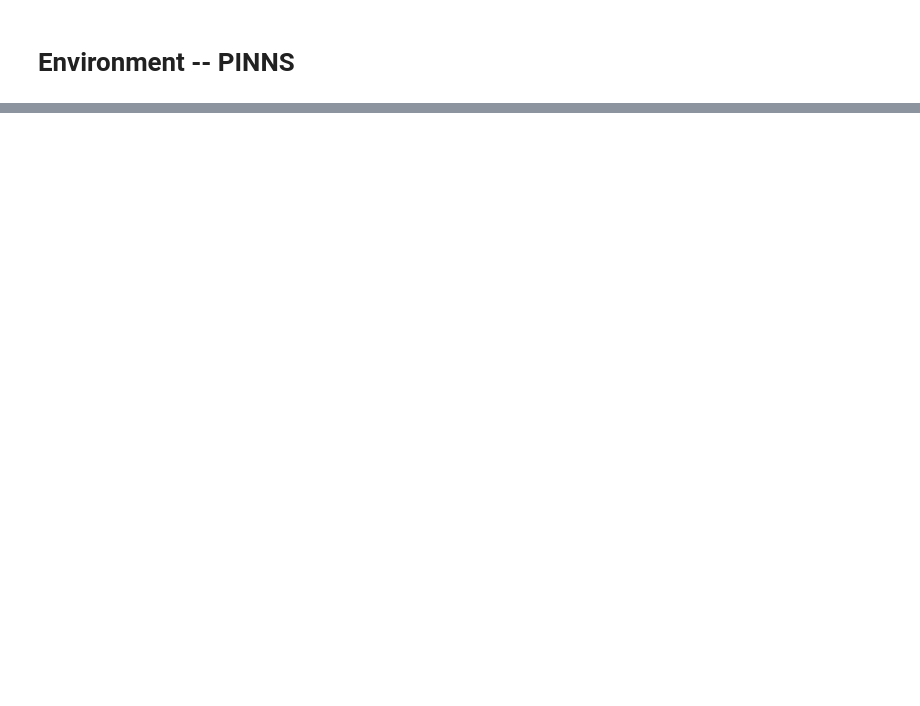
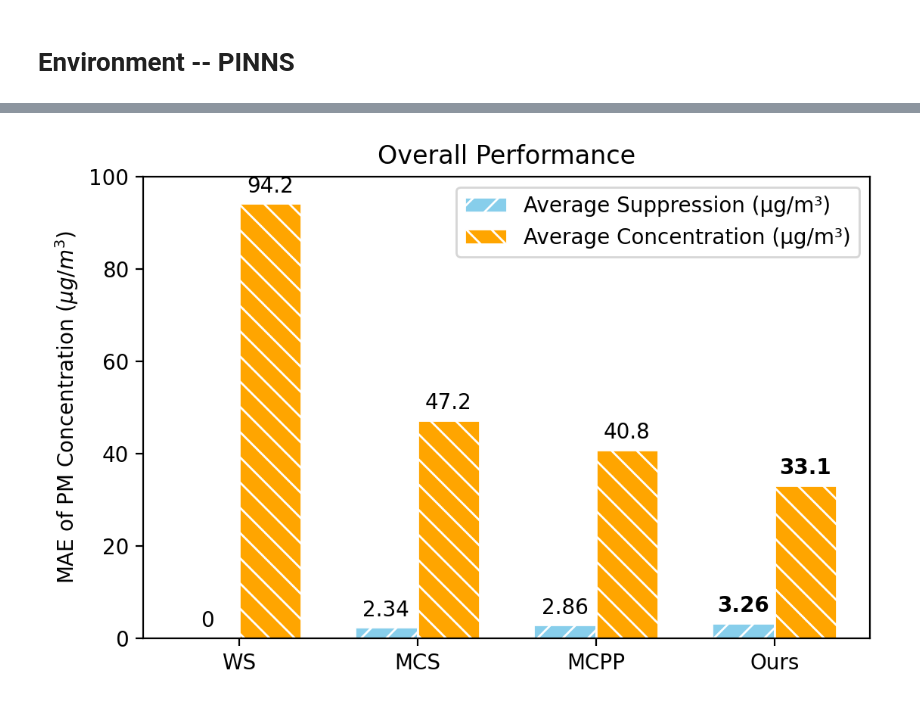
Before and after one commit to xiaozijianx/PyPolo-main, a Jupyter notebook: Visual_SummaryofAllTests.ipynb, the cells around one changed output, grey strips where cells are left out. Saved outputs shown, nothing was run; the diff lists cells and outputs as text; code cells hidden in the pictures; blank space fills up the shorter version.

```diff
--- a/Visual_SummaryofAllTests.ipynb
+++ b/Visual_SummaryofAllTests.ipynb
@@ -16,13 +16,13 @@ import pypolo2
 # %%
 Setting = pypolo2.utilities.Config()
 strategy_name = ["EffectOrientedSelectiveSpray",
-                 "EffectOrientedGreedySpray",
+                #  "EffectOrientedGreedySpray",
+                #  "NonmyonicLatticeSpray",
+                 "EffectOrientedMCTSSpray",
                  "MaximumCoverageSpray",
                  "NoSpray"]
-comparing_variables = [["teamsize_3","teamsize_5","teamsize_7"],
-                       ["numsource_2","numsource_4","numsource_6","numsource_8"],
-                       ["change_interval4","change_interval8","change_interval12"]]
-seeds = [0,3,7,11,15,18,32,42,50,55,60,66,70]
-team_sizes = [3,5,7]
-sourcenums = [2,4,6,8]
-change_intervals = [4,8,12]
+comparing_variables = [["teamsize_1","teamsize_2","teamsize_3","teamsize_4","teamsize_5"],
+                       ["numsource_1","numsource_2","numsource_3","numsource_4","numsource_5"]]
+seeds = [7,11,18,20,25,36,42,50,60,72,80,85]
+team_sizes = [1,2,3,4,5]
+sourcenums = [1,2,3,4,5]
@@ -151,0 +128,47 @@ print(strategy_meanpollution)
+# %%
+import matplotlib.pyplot as plt
+import numpy as np
+
+# Data
+models = ['WS', 'MCS', 'MCPP', 'Ours']
+Average_Suppression = [0, 2.34, 2.86, 3.26]
+Average_Concentration = [94.2, 47.2, 40.8, 33.1]
+
+x = np.arange(len(models))
+width = 0.35
+
+fig, ax = plt.subplots(figsize=(5.7, 3.8), dpi=200)
+pm25_hatch = '//'
+pm10_hatch = '\\\\'
+edge_color = 'white'
+
+for i in range(len(models)):
+    ax.bar(x[i] - width/2, Average_Suppression[i], width, label='Average Suppression (μg/m³)' if i == 0 else "",
+           color='skyblue', hatch=pm25_hatch, edgecolor=edge_color)
+    ax.bar(x[i] + width/2, Average_Concentration[i], width, label='Average Concentration (μg/m³)' if i == 0 else "",
+           color='orange', hatch=pm10_hatch, edgecolor=edge_color)
+
+ax.set_ylabel('MAE of PM Concentration ($\mu{g}/m^3$)')
+ax.set_title('Overall Performance')
+ax.set_xticks(x)
+ax.set_ylim([0, 100])
+ax.set_xticklabels(models)
+ax.legend()
+
+def autolabel(values, offset):
+    for i, value in enumerate(values):
+        fontweight = 'bold' if models[i] == 'Ours' else 'normal'
+        ax.annotate('{}'.format(value),
+                    xy=(x[i] + offset, value),
+                    xytext=(0, 3),  # 3 points vertical offset
+                    textcoords="offset points",
+                    ha='center', va='bottom', fontweight=fontweight)
+
+autolabel(Average_Suppression, -width/2)
+autolabel(Average_Concentration, width/2)
+
+fig.tight_layout()
+
+# plt.savefig("Overall_Performance.png", bbox_inches='tight')
+# %% [output]
+[figure, added]
```
Also changed, not shown: parts of 5 cells of this notebook, 47 other files.
